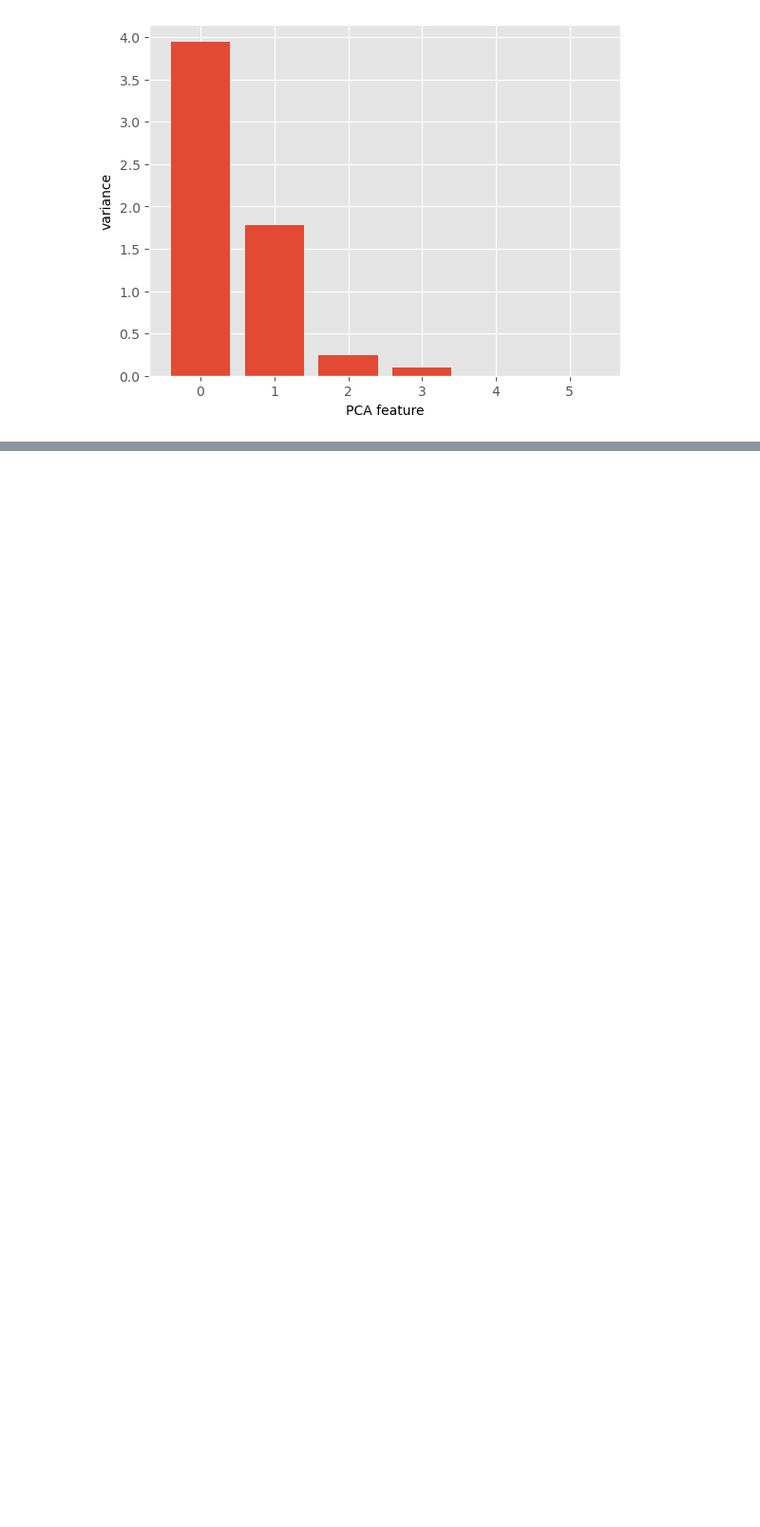
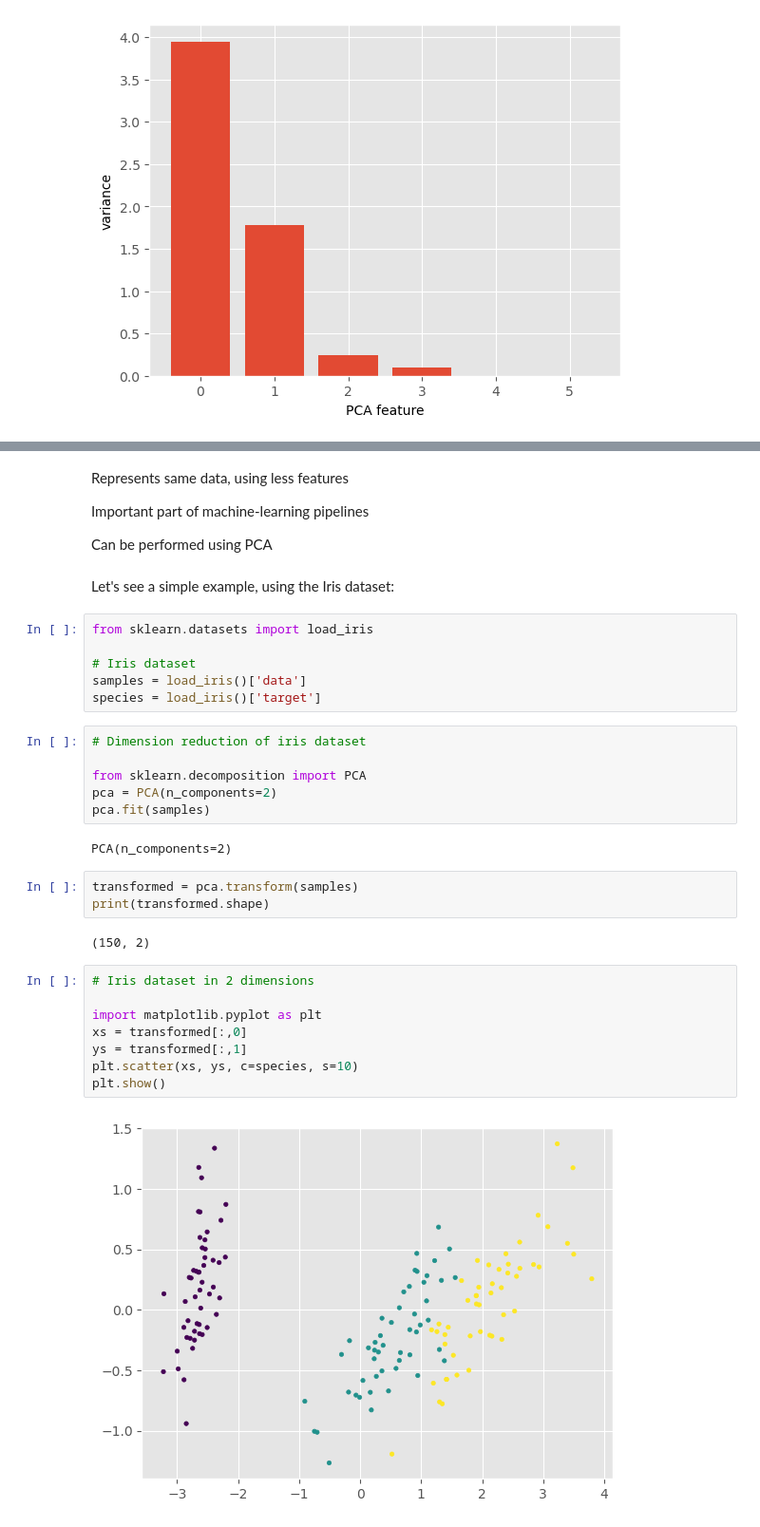
Before and after one commit to PavlosIsaris/Unsupervised-Learning-in-Python, a Jupyter notebook: 3_Decorrelating_Your_Data_and_Dimension_Reduction/Chapter_3_Decorrelating_Your_Data_and_Dimension_Reduction.ipynb, the cells around one changed output, grey strips where cells are left out. Shown at 95% size. Drawn from its saved outputs; the diff is of its cells as text; blank space fills up the shorter version.

```diff
--- a/3_Decorrelating_Your_Data_and_Dimension_Reduction/Chapter_3_Decorrelating_Your_Data_and_Dimension_Reduction.ipynb
+++ b/3_Decorrelating_Your_Data_and_Dimension_Reduction/Chapter_3_Decorrelating_Your_Data_and_Dimension_Reduction.ipynb
@@ -276,0 +279,37 @@ plt.show()
+# %% [markdown]
+Represents same data, using less features
+
+Important part of machine-learning pipelines
+
+Can be performed using PCA
+# %% [markdown]
+Let's see a simple example, using the Iris dataset:
+# %%
+from sklearn.datasets import load_iris
+
+# Iris dataset
+samples = load_iris()['data']
+species = load_iris()['target']
+# %%
+# Dimension reduction of iris dataset
+
+from sklearn.decomposition import PCA
+pca = PCA(n_components=2)
+pca.fit(samples)
+# %% [output]
+PCA(n_components=2)
+# %%
+transformed = pca.transform(samples)
+print(transformed.shape)
+# %% [output]
+(150, 2)
+# %%
+# Iris dataset in 2 dimensions
+
+import matplotlib.pyplot as plt
+xs = transformed[:,0]
+ys = transformed[:,1]
+plt.scatter(xs, ys, c=species, s=10)
+plt.show()
+# %% [output]
+[figure, added]
```
Also changed, not shown: parts of 13 cells of this notebook, 1 other file.
